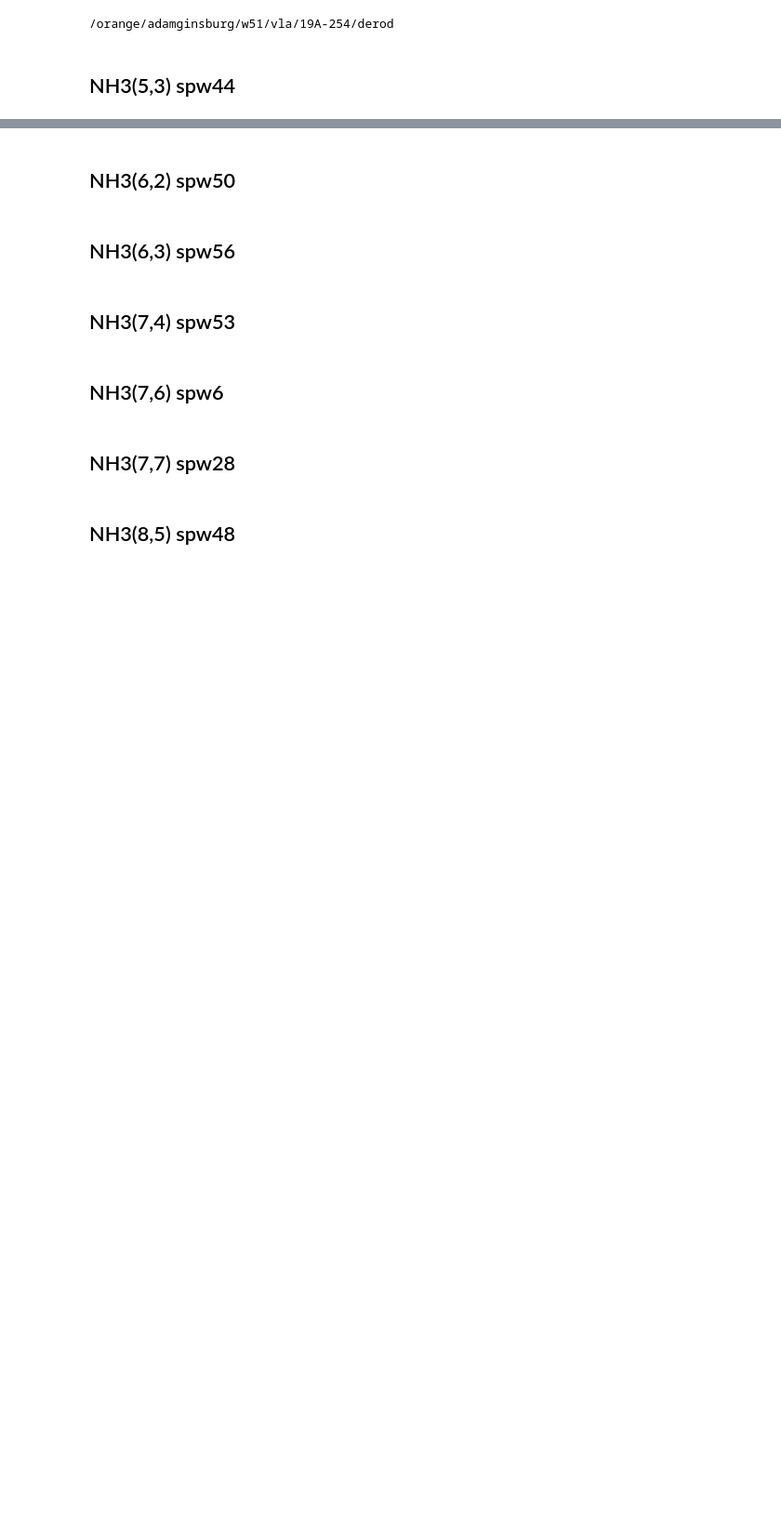
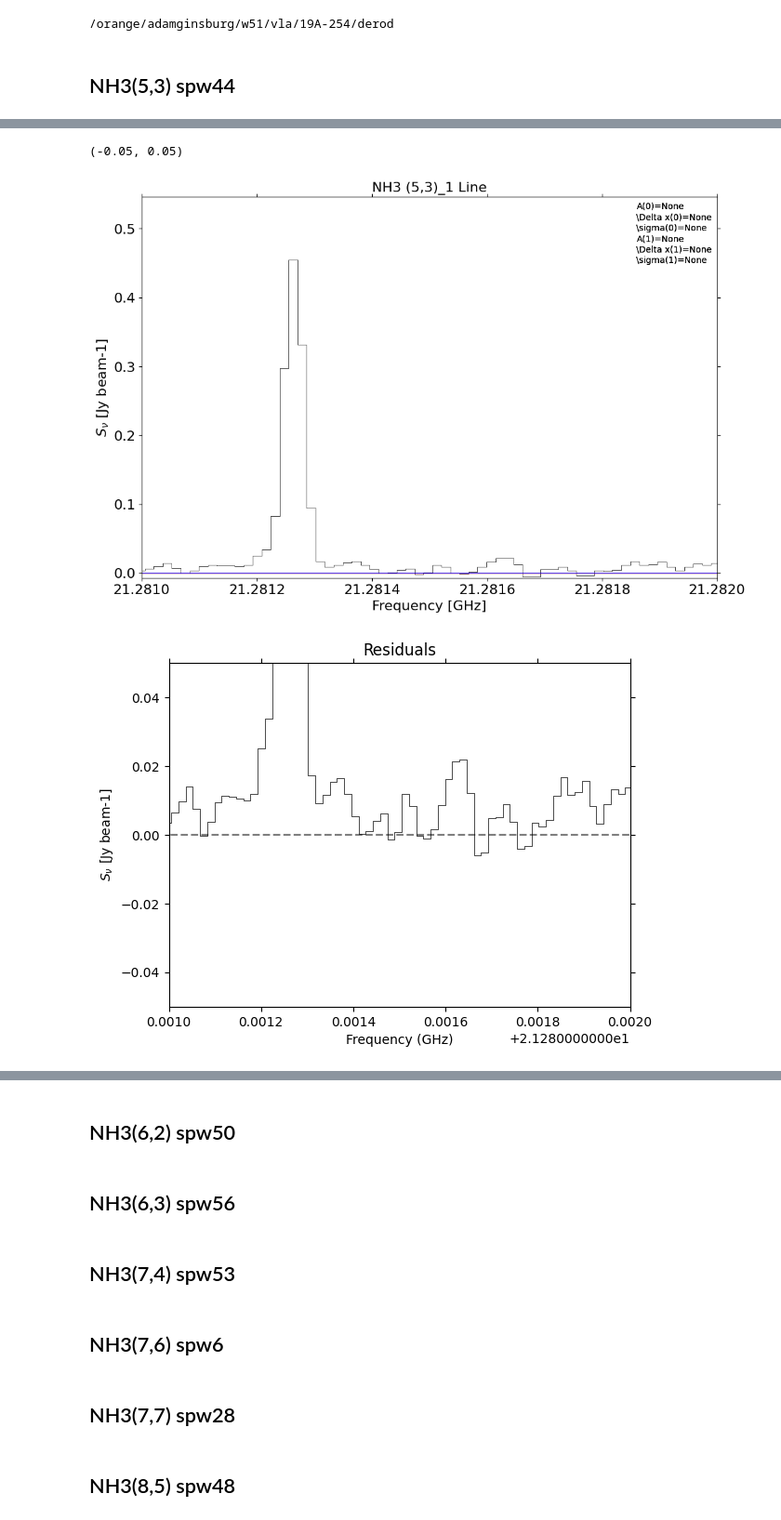
Before and after one commit to GalagaBits/W51-Masers-and-Starforming-Regions, a Jupyter notebook: notebooks/GaussianFit1D_V2.0.ipynb, the cells around one changed output, grey strips where cells are left out. Shown at 93% size. Drawn from its saved outputs; the diff is of its cells as text; code cells hidden in the pictures; blank space fills up the shorter version.

Commit message:
Saving gaussian plots

```diff
--- a/notebooks/GaussianFit1D_V2.0.ipynb
+++ b/notebooks/GaussianFit1D_V2.0.ipynb
@@ -14,3 +16,26 @@ import pylab as pl
 pl.style.use('default')
 # %% [markdown]
 ## NH3(5,3) spw44
+# %%
+cube = SpectralCube.read('W51North_spw_44_corrected2.image', format='casa_image')
+cube = cube.with_spectral_unit(u.GHz)
+y, x = 356, 638
+
+sp = pyspeckit.Spectrum(xarr=cube.spectral_axis, data=cube[:, y, x])
+fig = pl.figure(figsize=(12,8))
+sp.plotter(color='black', xmin=21.281*u.GHz, xmax=21.282*u.GHz, figure=fig)
+
+sp.specfit(guesses=[0.35, 21.28125e9, 0.00001e9, 0.025, 21.2814e9, 0.00001e9], linewidth=1.5)
+sp.specfit(guesses=[0.35, 21.28125e9, 0.00001e9, 0.025, 21.2814e9, 0.00001e9], linewidth=1.5)
+
+sp.specfit.plot_fit(lw=1.0, composite_lw=1.8, show_components=True)
+
+pl.title("NH3 (5,3)_1 Line", fontsize=16)
+pl.ylabel(f"$S_\\nu$ [Jy beam-1]",fontsize=16)
+pl.xlabel(f"Frequency [GHz]",fontsize=16)
+pl.xticks(fontsize=16)
+pl.yticks(fontsize=16)
+
+sp.specfit.plotresiduals(color='black', zeroline=True)
+pl.ylim(-0.05, 0.05)
+# %% [output]
@@ -16,0 +46,3 @@ pl.style.use('default')
+(-0.05, 0.05)
+[figure, added]
+[figure, added]
```
Also changed, not shown: parts of 3 cells of this notebook.
